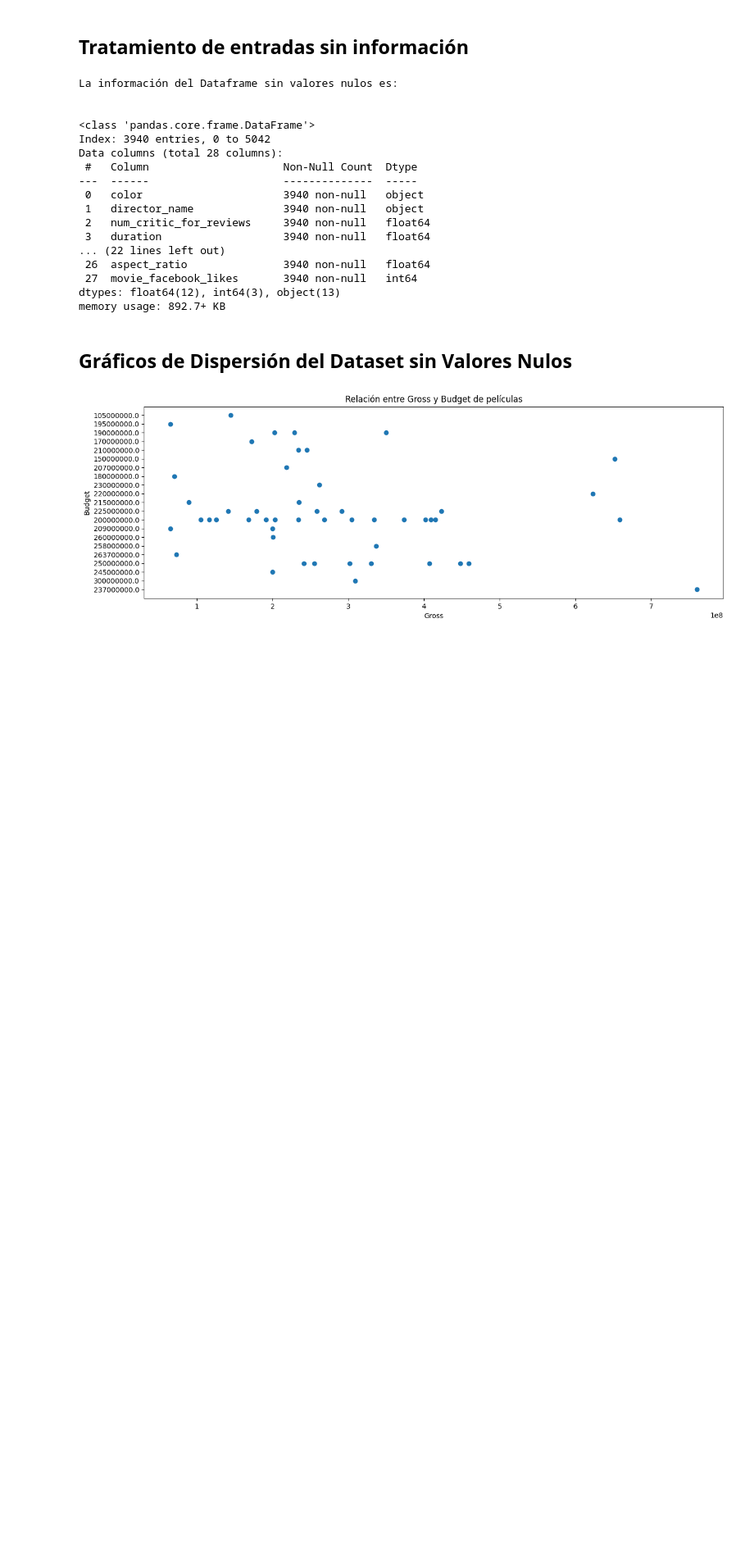
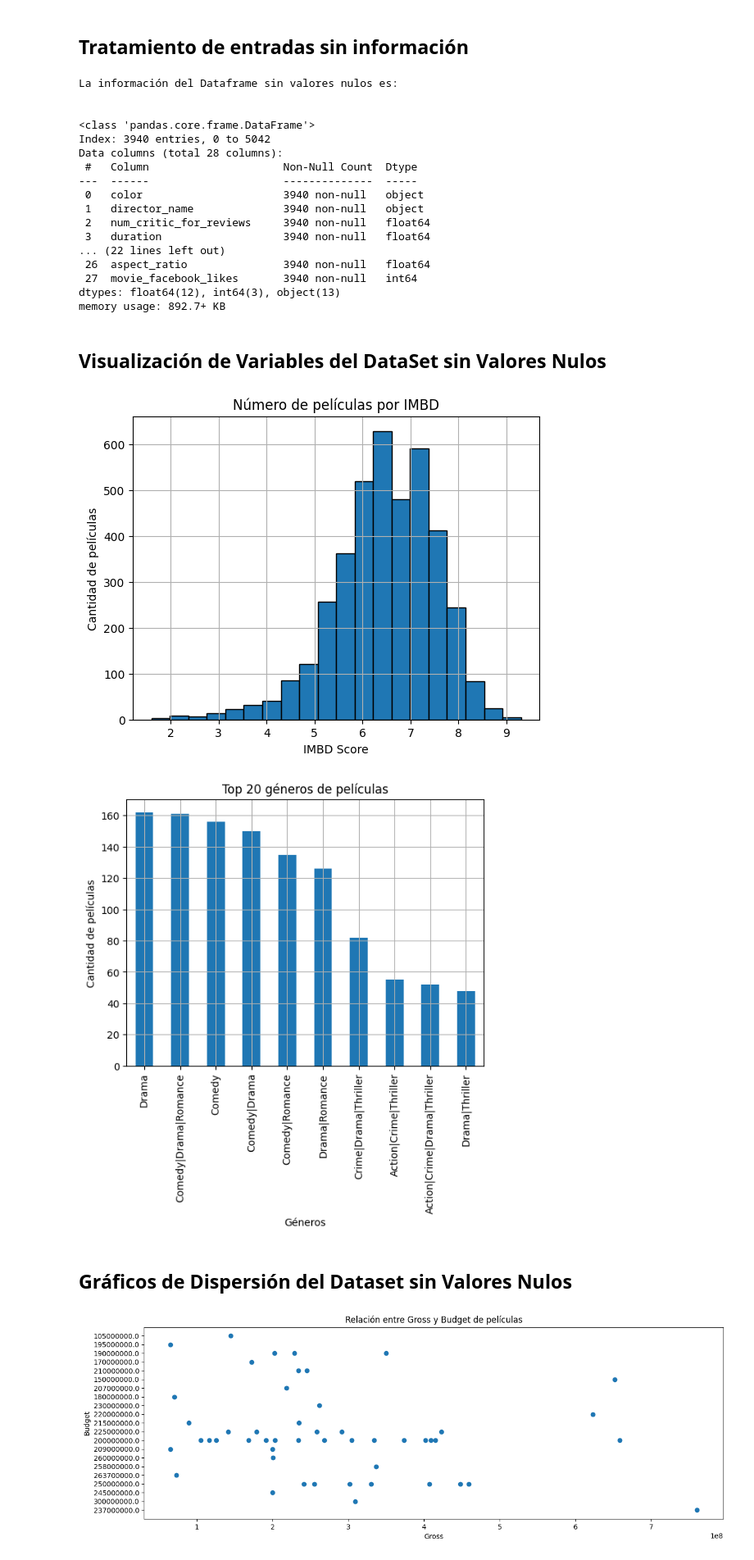
Before and after one commit to Anyelo27/Misiones---IA-Explorador, a Jupyter notebook: Misión_1_IA_Explorador.ipynb, the cells around one changed output. Shown at 82% size. Cells and saved outputs as stored; diff of their text form; code cells hidden in the pictures; blank space fills up the shorter version.

```diff
--- a/Misión_1_IA_Explorador.ipynb
+++ b/Misión_1_IA_Explorador.ipynb
@@ -234,6 +236,25 @@ Data columns (total 28 columns):
  27  movie_facebook_likes       3940 non-null   int64
 dtypes: float64(12), int64(3), object(13)
 memory usage: 892.7+ KB
+# %% [markdown]
+## **Visualización de Variables del DataSet sin Valores Nulos**
+# %%
+plt.hist(dataframe_cleaned2['imdb_score'], bins=20, edgecolor='black')
+plt.title('Número de películas por IMBD')
+plt.xlabel('IMBD Score')
+plt.ylabel('Cantidad de películas')
+plt.grid(True)
+plt.show()
+
+dataframe_cleaned2['genres'].value_counts().head(10).plot(kind='bar')
+plt.title('Top 20 géneros de películas')
+plt.xlabel('Géneros')
+plt.ylabel('Cantidad de películas')
+plt.grid(True)
+plt.show()
+# %% [output]
+[figure, added]
+[figure, added]
 # %% [markdown]
 ## **Gráficos de Dispersión del Dataset sin Valores Nulos**
 # %%
```
Also changed, not shown: parts of 1 cell of this notebook.
